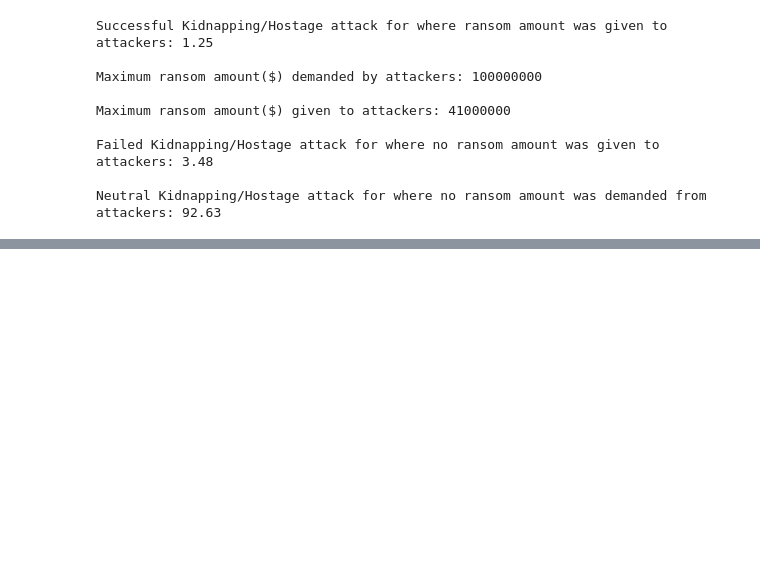
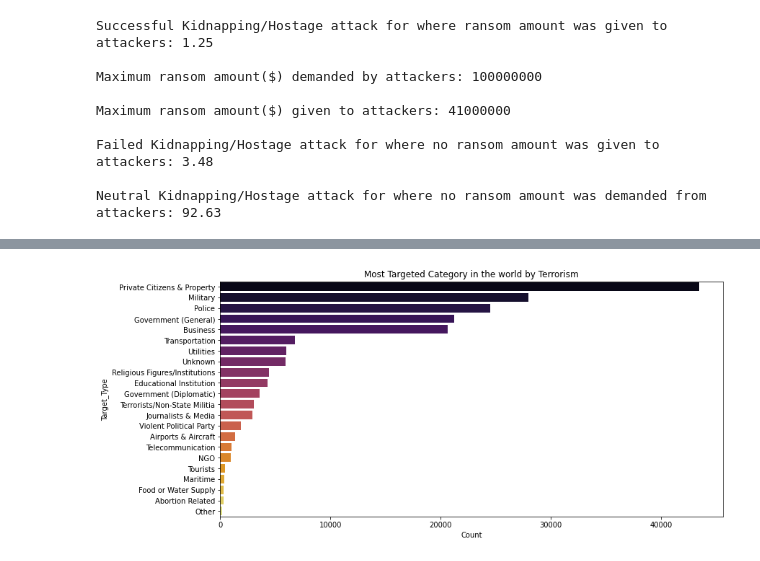
Before and after one commit to Uday-S-D/EDA_Capstone-1-Global_Terrorism_data, a Jupyter notebook: EDA_Capstone_1_Global_Terrorism_data.ipynb, the cells around one changed output, grey strips where cells are left out. Drawn from its saved outputs; the diff is of its cells as text; code cells hidden in the pictures; blank space fills up the shorter version.

```diff
--- a/EDA_Capstone_1_Global_Terrorism_data.ipynb
+++ b/EDA_Capstone_1_Global_Terrorism_data.ipynb
@@ -973,0 +1017,11 @@ Neutral Kidnapping/Hostage attack for where no ransom amount was demanded from a
+# %%
+target_data = Data['Target_type'].value_counts().reset_index().rename(columns={'index':'Target_Type','Target_type':'Count'})
+
+# Using matplotlib to plot a line chart to vitualize the data above
+sns.barplot(y = target_data['Target_Type'], x= target_data['Count'], palette=('inferno'))
+fig = plt.gcf()
+fig.set_size_inches(12.5,6)
+plt.title('Most Targeted Category in the world by Terrorism')
+plt.show()
+# %% [output]
+[figure, added]
```
Also changed, not shown: parts of 17 cells of this notebook.
